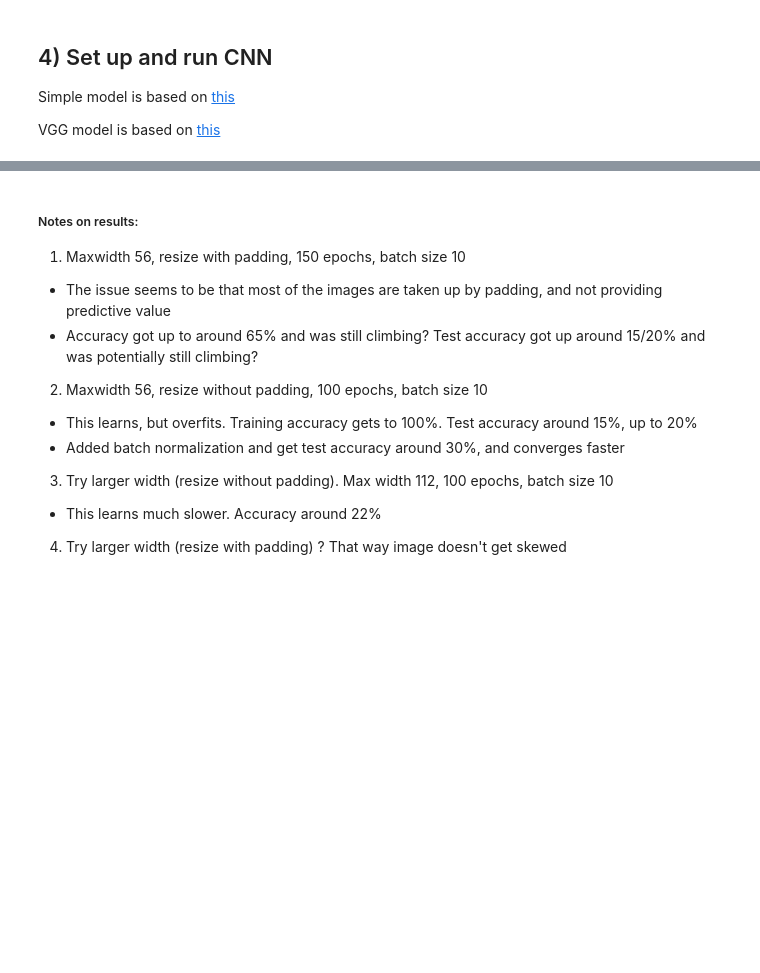
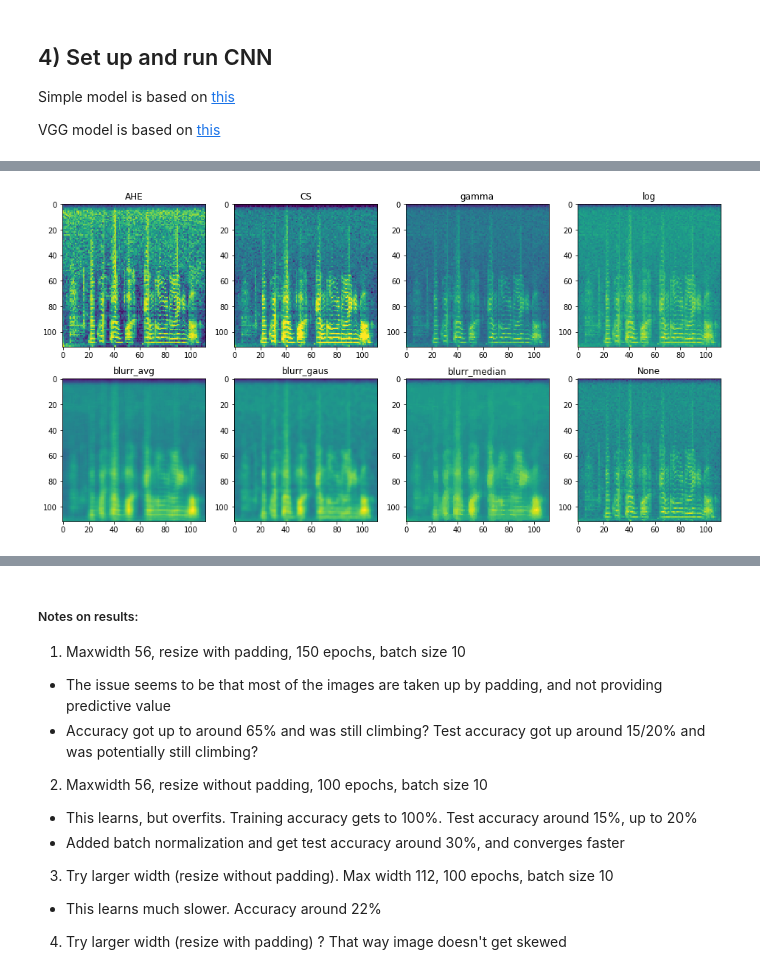
Before and after one commit to miketp333/mids_capstone, a Jupyter notebook: models/cnn.ipynb, the cells around one changed output, grey strips where cells are left out. Saved outputs shown, nothing was run; the diff lists cells and outputs as text; code cells hidden in the pictures; blank space fills up the shorter version.

```diff
--- a/models/cnn.ipynb
+++ b/models/cnn.ipynb
@@ -402,3 +412,13 @@ Shape before: (513, 165)
+# %%
+# ##### After re-size ##### #
+
+fig = plt.figure(figsize=(16, 8))
+
+for i, aug in enumerate(aug_type):
+    img_new = augment_img(images[0], aug)
+    imgplot_new = plt.subplot(2,4,i+1),plt.imshow(np.squeeze(img_new)),plt.title(aug)
+# %% [output]
+[figure, added]
 # %%
 # Split data into training and testing
 x_train_pre = np.array([images[i] for i,x in enumerate(train) if x==1])
```
Also changed, not shown: parts of 10 cells of this notebook.
